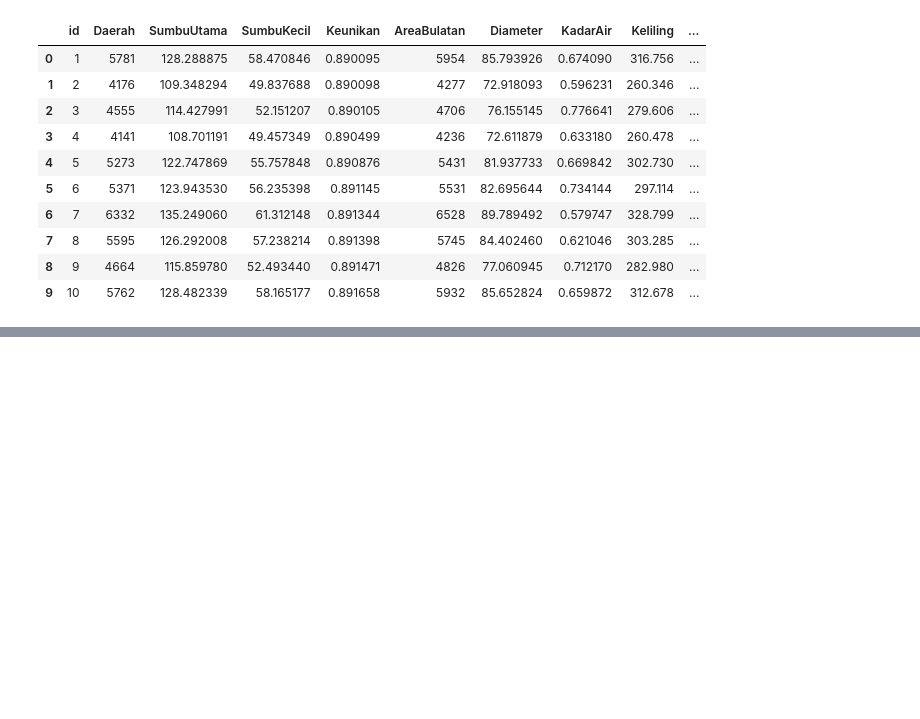
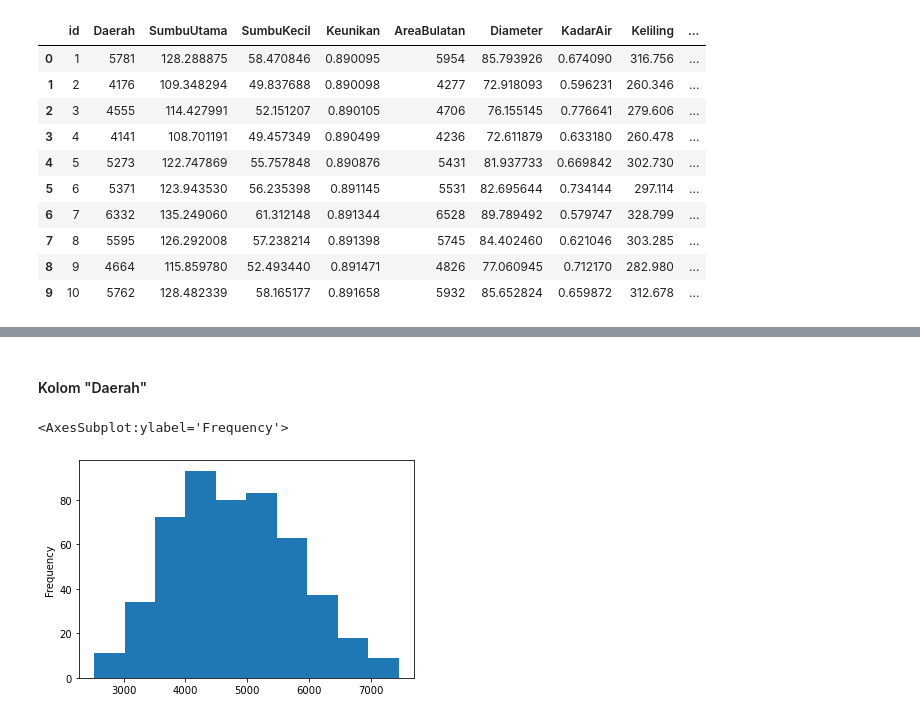
Before and after one commit to naufalsuryasumirat/Tubes_IF2220, a Jupyter notebook: src/K03-T1-IF2220-13519135.ipynb, the cells around one changed output, grey strips where cells are left out. Drawn from its saved outputs; the diff is of its cells as text; code cells hidden in the pictures; blank space fills up the shorter version.

```diff
--- a/src/K03-T1-IF2220-13519135.ipynb
+++ b/src/K03-T1-IF2220-13519135.ipynb
@@ -61,0 +88,8 @@ dtype: float64
+# %% [markdown]
+#### Kolom "Daerah"
+# %%
+# Histogram Plot Kolom Daerah (Histogram)
+gandum["Daerah"].plot(kind = 'hist')
+# %% [output]
+<AxesSubplot:ylabel='Frequency'>
+[figure, added]
```
Also changed, not shown: parts of 43 cells of this notebook.
